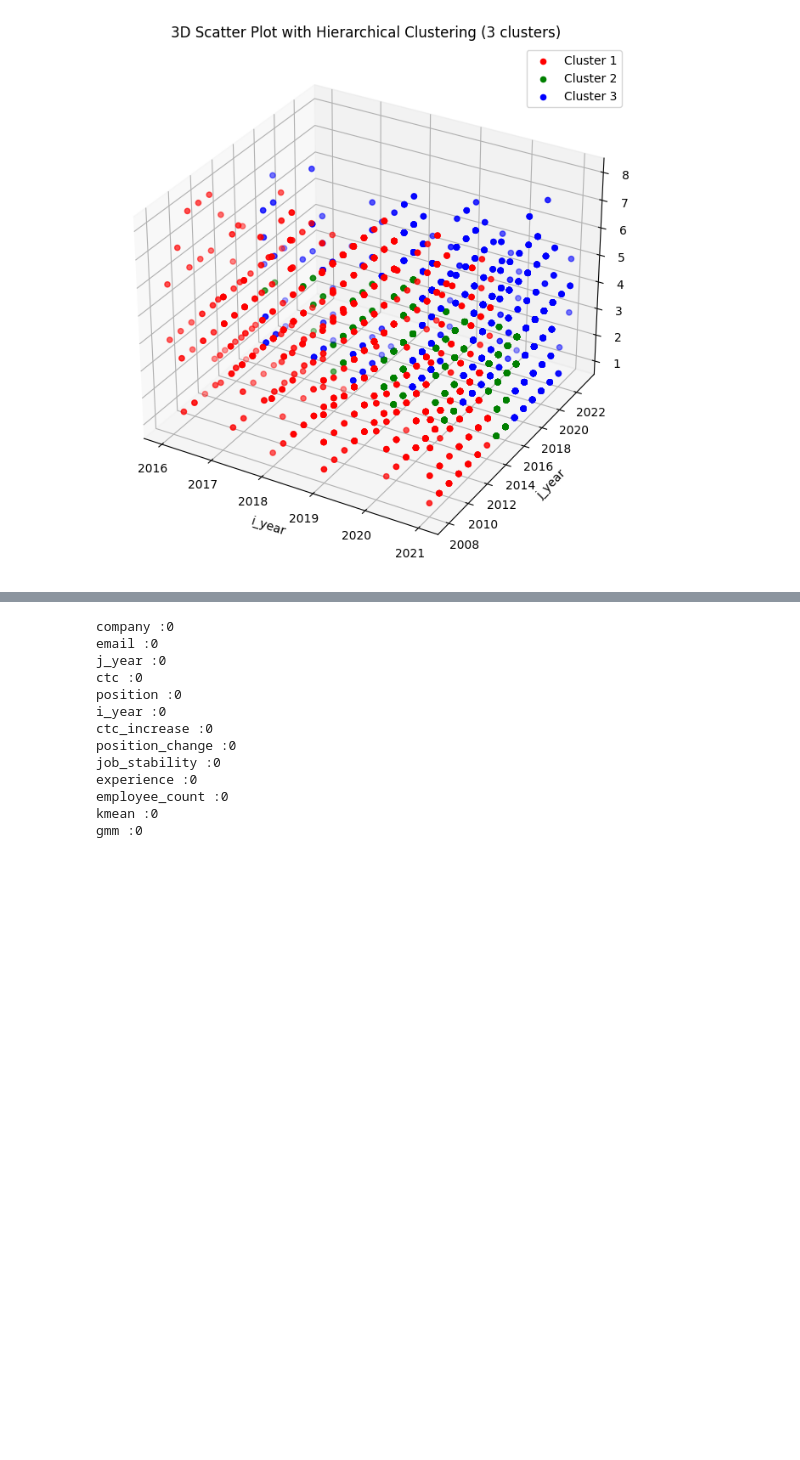
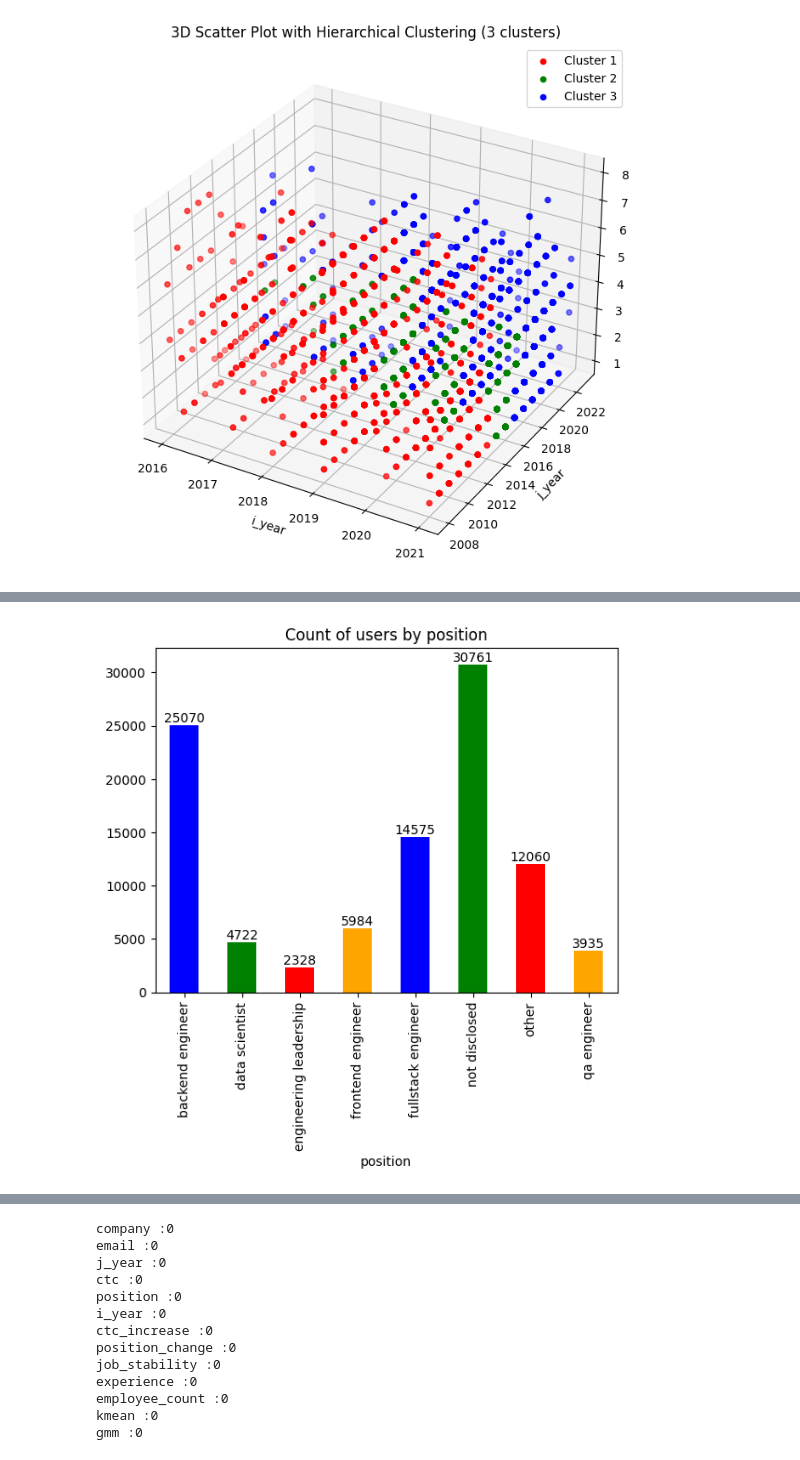
Before and after one commit to ashishkumarsaklani/AIML, a Jupyter notebook: Clustering.ipynb, the cells around one changed output, grey strips where cells are left out. Cells and saved outputs as stored; diff of their text form; code cells hidden in the pictures; blank space fills up the shorter version.

```diff
--- a/Clustering.ipynb
+++ b/Clustering.ipynb
@@ -735,3 +735,18 @@ df.head()
 | 2 | 55.0 | 37354.0 | 2017.0 | 700000.0 | backend engineer | 2019.0 | 0.0 | 1.0 | 0.0 | ... |
 | 3 | 56.0 | 37355.0 | 2017.0 | 1400000.0 | fullstack engineer | 2019.0 | 0.0 | 2.0 | 0.0 | ... |
 | 4 | 57.0 | 37356.0 | 2018.0 | 700000.0 | fullstack engineer | 2020.0 | 0.0 | 2.0 | 0.0 | ... |
+# %%
+# count by Position
+
+
+grouped_df = df.groupby('position')['email'].nunique()
+grouped_df.plot(kind='bar', color=['blue', 'green', 'red', 'orange']) # Change colors as needed
+
+# Adding count on top of each bar
+for i, v in enumerate(grouped_df):
+    plt.annotate(str(round(v, 2)), xy=(i, v), ha='center', va='bottom')
+
+plt.title('Count of users by position')
+plt.show()
+# %% [output]
+[figure, added]
```
Also changed, not shown: parts of 1 cell of this notebook.
